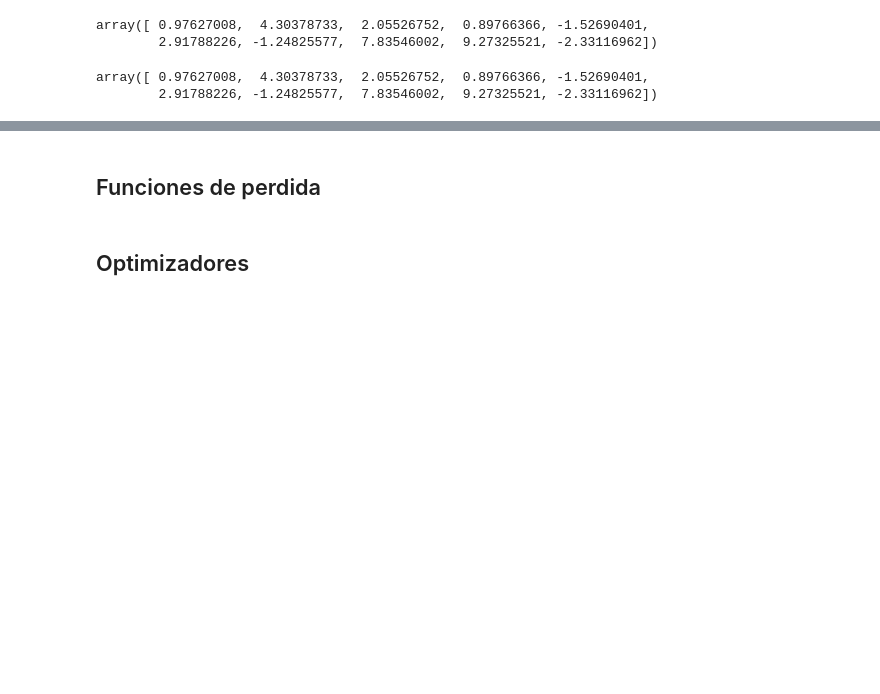
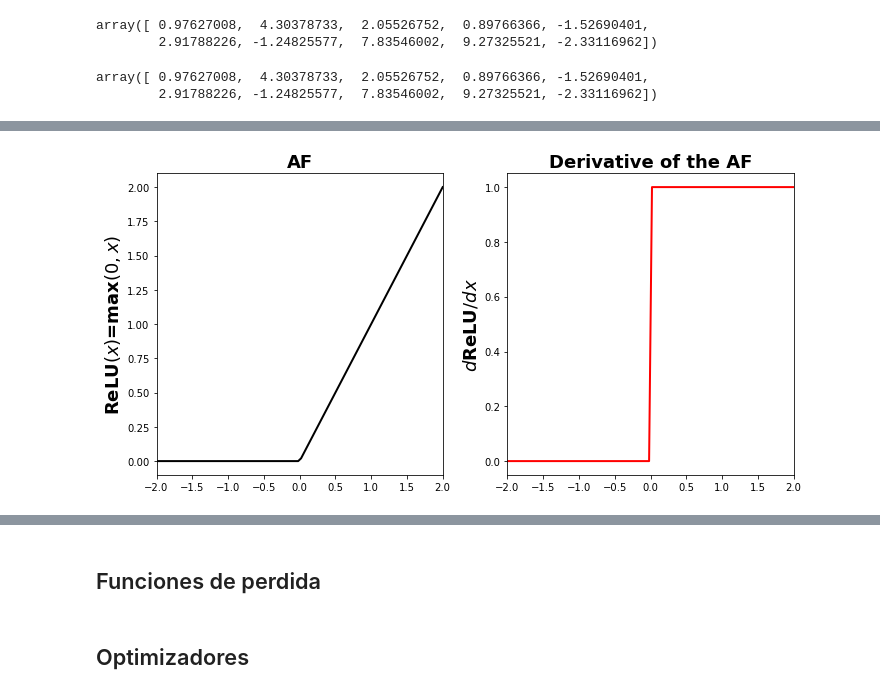
Before and after one commit to hplbrayan/Un-Curso-de-Deep-Learning, a Jupyter notebook: 02_intro_Keras_actf_backp/N2_actf_lf_op_bp.ipynb, the cells around one changed output, grey strips where cells are left out. Drawn from its saved outputs; the diff is of its cells as text; code cells hidden in the pictures; blank space fills up the shorter version.

Commit message:
02.N2.01 AF relu

```diff
--- a/02_intro_Keras_actf_backp/N2_actf_lf_op_bp.ipynb
+++ b/02_intro_Keras_actf_backp/N2_actf_lf_op_bp.ipynb
@@ -85,0 +281,18 @@ array([ 0.97627008,  4.30378733,  2.05526752,  0.89766366, -1.52690401,
+# %%
+# derivada
+x = np.linspace(-2, 2, 100)
+
+def d_relu(x):
+    if x<=0:
+        return 0
+    return 1
+
+d_relu = np.vectorize(d_relu)
+
+plot_af(x,
+        af=keras.activations.relu,
+        daf=d_relu,
+        af_ylabel=f"ReLU$(x)$=max$(0,x)$",
+        daf_ylabel=f"$d$ReLU$/dx$")
+# %% [output]
+[figure, added]
```
Also changed, not shown: parts of 22 cells of this notebook.
